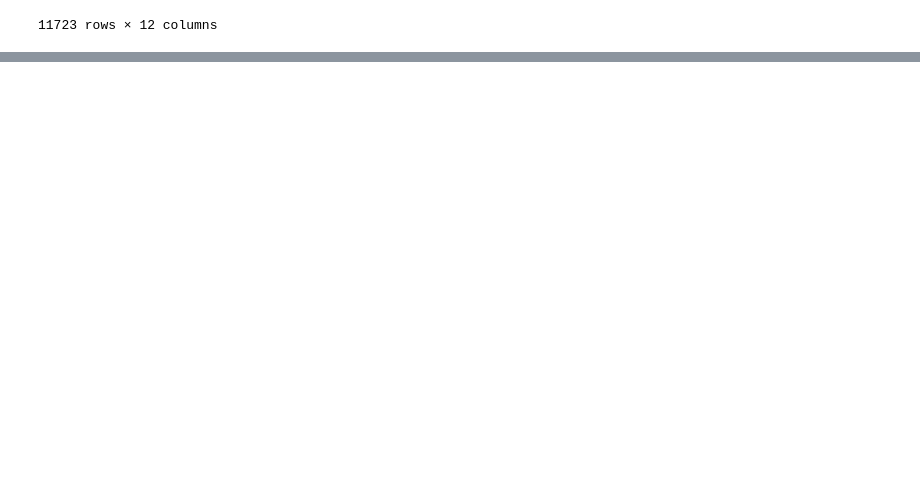
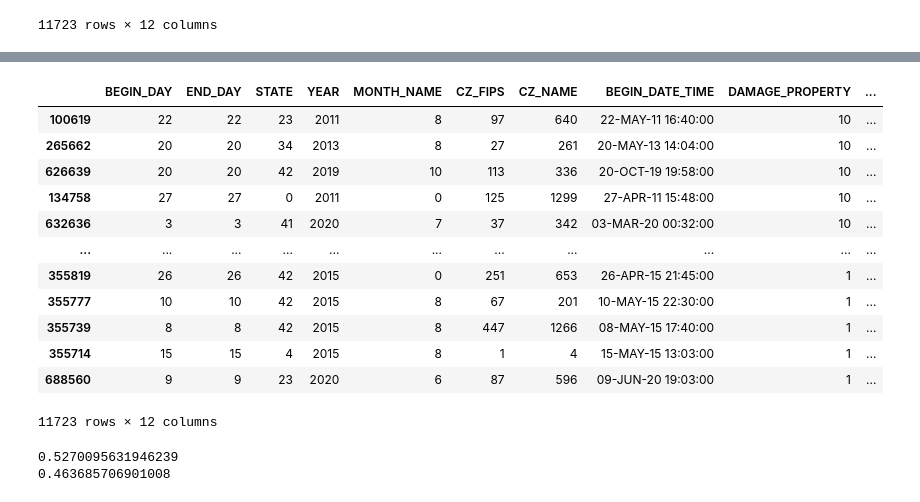
Before and after one commit to saiT1108/DS_project, a Jupyter notebook: main.ipynb, the cells around one changed output, grey strips where cells are left out. Drawn from its saved outputs; the diff is of its cells as text; code cells hidden in the pictures; blank space fills up the shorter version.

```diff
--- a/main.ipynb
+++ b/main.ipynb
@@ -243,0 +247,45 @@ sampled_df
+# %%
+from sklearn.preprocessing import LabelEncoder
+
+label_encoder = LabelEncoder()
+df_hur['STATE'] = label_encoder.fit_transform(df_hur['STATE'])
+df_hur['MONTH_NAME'] = label_encoder.fit_transform(df_hur['MONTH_NAME'])
+df_hur['CZ_NAME'] = label_encoder.fit_transform(df_hur['CZ_NAME'])
+df_hur['TOR_F_SCALE'] = label_encoder.fit_transform(df_hur['TOR_F_SCALE'])
+df_hur
+# %% [output]
+|  | BEGIN_DAY | END_DAY | STATE | YEAR | MONTH_NAME | CZ_FIPS | CZ_NAME | BEGIN_DATE_TIME | DAMAGE_PROPERTY | ... |
+| 100619 | 22 | 22 | 23 | 2011 | 8 | 97 | 640 | 22-MAY-11 16:40:00 | 10 | ... |
+| 265662 | 20 | 20 | 34 | 2013 | 8 | 27 | 261 | 20-MAY-13 14:04:00 | 10 | ... |
+| 626639 | 20 | 20 | 42 | 2019 | 10 | 113 | 336 | 20-OCT-19 19:58:00 | 10 | ... |
+| 134758 | 27 | 27 | 0 | 2011 | 0 | 125 | 1299 | 27-APR-11 15:48:00 | 10 | ... |
+| 632636 | 3 | 3 | 41 | 2020 | 7 | 37 | 342 | 03-MAR-20 00:32:00 | 10 | ... |
+| ... | ... | ... | ... | ... | ... | ... | ... | ... | ... | ... |
+| 355819 | 26 | 26 | 42 | 2015 | 0 | 251 | 653 | 26-APR-15 21:45:00 | 1 | ... |
+| 355777 | 10 | 10 | 42 | 2015 | 8 | 67 | 201 | 10-MAY-15 22:30:00 | 1 | ... |
+| 355739 | 8 | 8 | 42 | 2015 | 8 | 447 | 1266 | 08-MAY-15 17:40:00 | 1 | ... |
+| 355714 | 15 | 15 | 4 | 2015 | 8 | 1 | 4 | 15-MAY-15 13:03:00 | 1 | ... |
+| 688560 | 9 | 9 | 23 | 2020 | 6 | 87 | 596 | 09-JUN-20 19:03:00 | 1 | ... |
+11723 rows × 12 columns
+# %%
+
+from sklearn.naive_bayes import CategoricalNB, GaussianNB
+from sklearn.neighbors import KNeighborsClassifier
+from sklearn.metrics import accuracy_score
+from sklearn.model_selection import train_test_split
+
+desc_ft = ['STATE', 'YEAR', 'MONTH_NAME', 'CZ_FIPS', 'CZ_NAME', 'TOR_F_SCALE', 'TOR_AREA', 'HARM_TOTAL', 'BEGIN_DAY']
+X_train, X_test, Y_train, Y_test = train_test_split(df_hur[desc_ft], df_hur['DAMAGE_PROPERTY'], test_size=0.33, random_state=2)
+
+clnb = CategoricalNB()
+clnb.fit(X_train, Y_train)
+y_pred = clnb.predict(X_test)
+print(accuracy_score(y_pred, Y_test))
+
+gnb = GaussianNB()
+gnb.fit(X_train, Y_train)
+y_pred2 = gnb.predict(X_test)
+print(accuracy_score(y_pred2, Y_test))
+# %% [output]
+0.5270095631946239
+0.463685706901008
```
Also changed, not shown: parts of 2 cells of this notebook.
